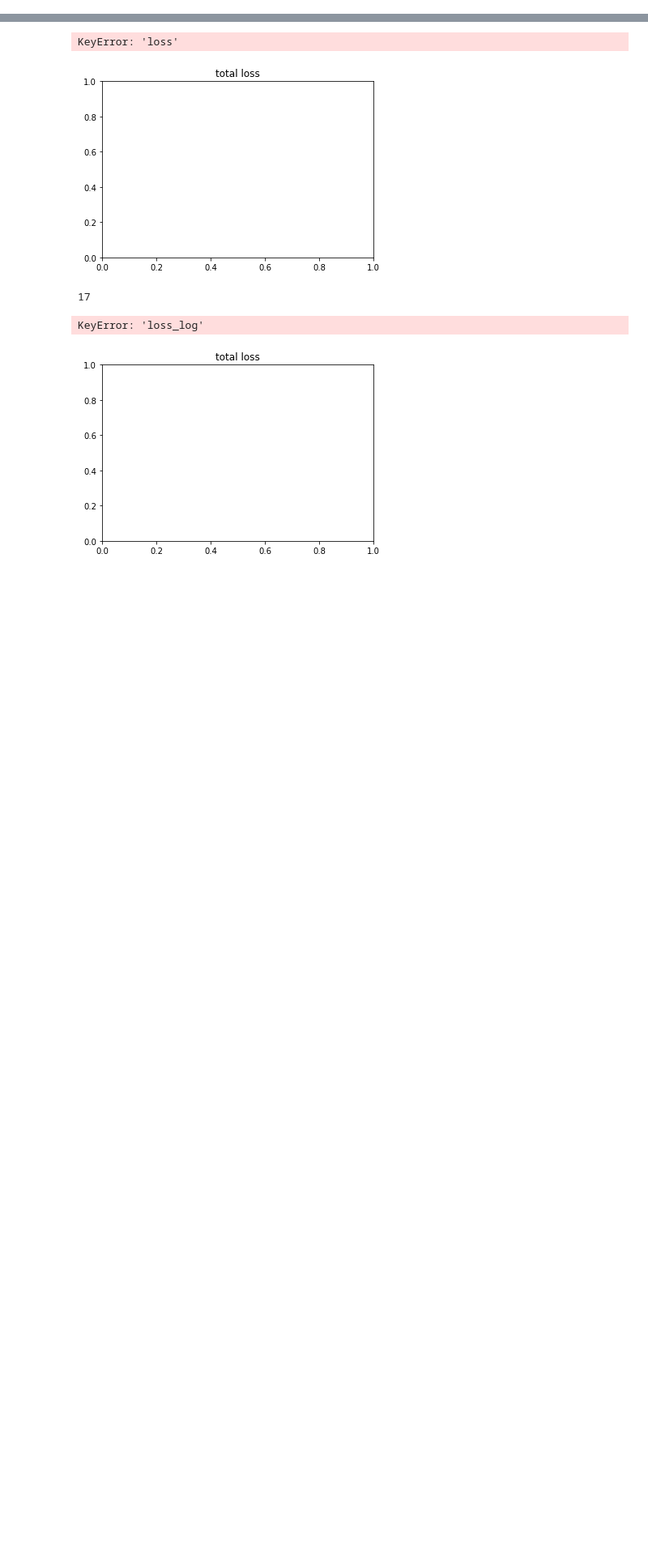
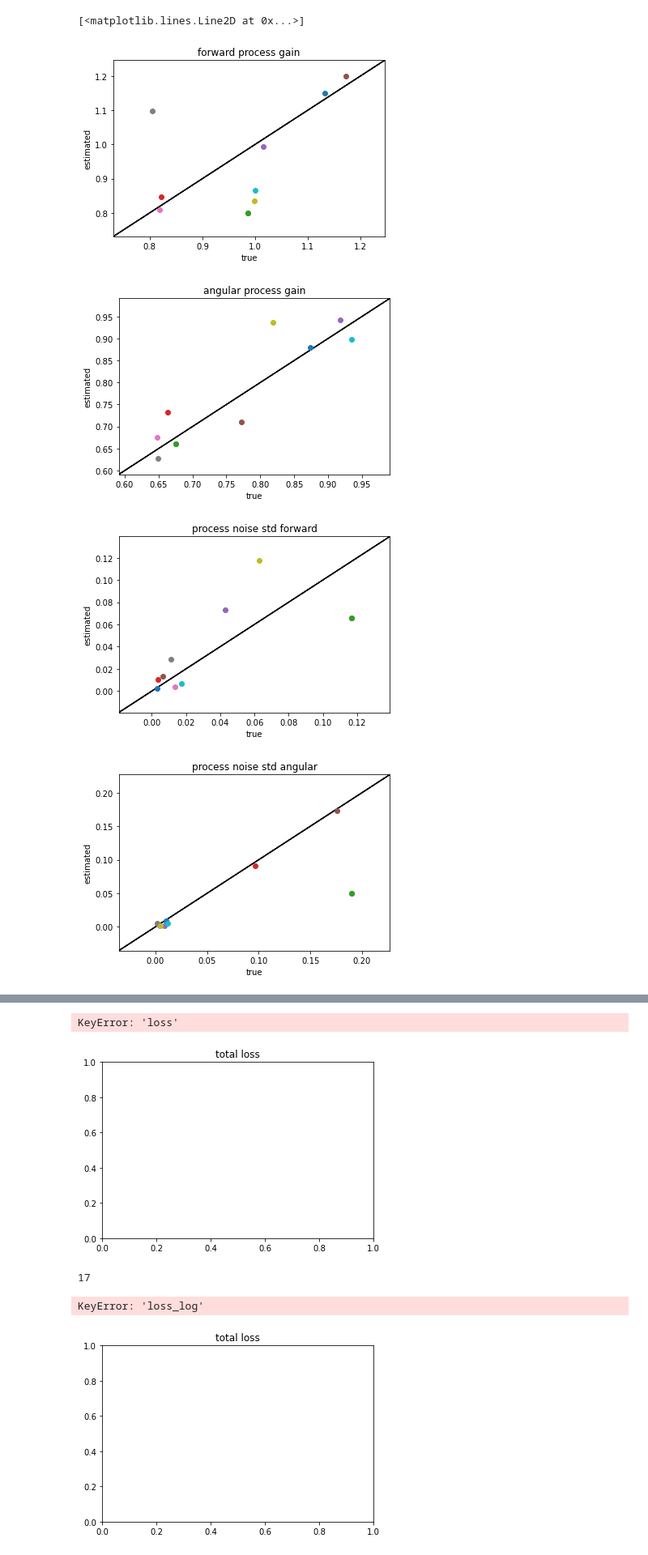
Before and after one commit to yizhoucc/ffsb, a Jupyter notebook: plot_notebook.ipynb, the cells around one changed output, grey strips where cells are left out. Shown: that part at 81% size. Saved outputs shown, nothing was run; the diff lists cells and outputs as text; code cells hidden in the pictures; blank space fills up the shorter version.

Commit message:
log gain noise

```diff
--- a/plot_notebook.ipynb
+++ b/plot_notebook.ipynb
@@ -51,0 +75,48 @@ loaded:  result fix obsnoise scheduler lr9EP500.1sample2IT100_LR_parttheta_resul
+# %%
+# for inverse model runs
+
+final_theta = []
+true_theta = []
+
+
+# for result in result_log_set:
+#         final_theta.append(result['theta'][-1])
+#         true_theta.append(result['phi'])
+
+for result in result_log_set:
+    final_theta.append(result['theta'])
+    true_theta.append(result['true_theta'])
+
+title_range = ['forward process gain', 'angular process gain', 'process noise std forward',
+                          'process noise std angular', 'obs gain forward', 'obs gain angular', 'obs noise std forward',
+                          'obs noise std angular', 'goal radius']
+
+
+for i in range(9):
+    xylim=[10.,0.]
+    for theta,phi in zip(final_theta,true_theta):
+        theta=np.exp(theta.data)
+        phi=np.exp(phi.data)
+        if phi[i].min()<xylim[0]:
+            xylim[0]=phi[i].min()
+        if phi[i].max()>xylim[1]:
+            xylim[1]=phi[i].max()
+        plt.figure(i)
+        plt.title(title_range[i])
+        plt.plot([-13.3,13.2], [-13.3,13.2],  c='k',linewidth=1.0)
+        plt.errorbar( phi[i],theta[i], yerr=0 , fmt='o')
+        plt.ylabel('estimated')
+        plt.xlabel('true')
+#         plt.xlim(0, phi[i].max()+0.3)
+#         plt.ylim(0, phi[i].max()+0.3)
+#         plt.xlim(phi[i].min()-0.3, phi[i].max()+0.3)
+#         plt.ylim(phi[i].min()-0.3, phi[i].max()+0.3)
+    plt.xlim(xylim[0]-0.2*(xylim[1]-xylim[0]),xylim[1]+0.2*(xylim[1]-xylim[0]))
+    plt.ylim(xylim[0]-0.2*(xylim[1]-xylim[0]),xylim[1]+0.2*(xylim[1]-xylim[0]))
+plt.plot(phi[i], phi[i],  c='b',linewidth=2.0)
+# %% [output]
+[<matplotlib.lines.Line2D at 0x...>]
+[figure, added]
+[figure, added]
+[figure, added]
+[figure, added]
```
Also changed, not shown: parts of 3 cells of this notebook, 5 other files.
